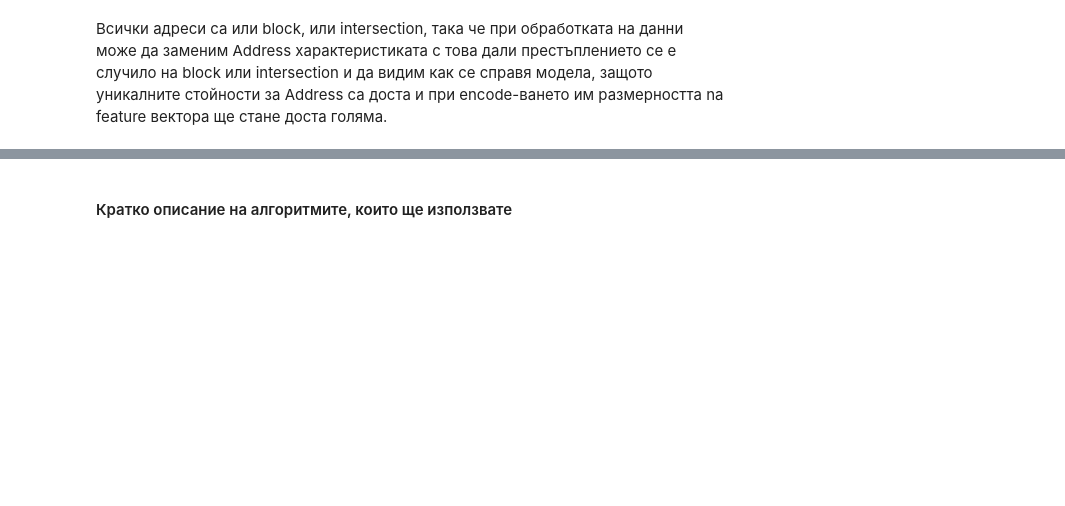
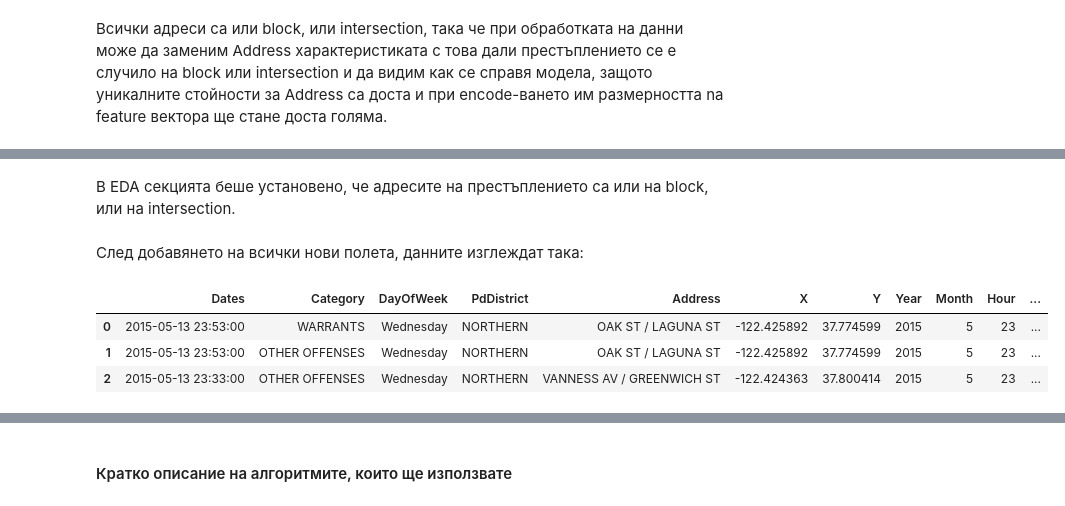
Before and after one commit to RayaSimeonova/crime-classification, a Jupyter notebook: project_description.ipynb, the cells around one changed output, grey strips where cells are left out. Saved outputs shown, nothing was run; the diff lists cells and outputs as text; code cells hidden in the pictures; blank space fills up the shorter version.

```diff
--- a/project_description.ipynb
+++ b/project_description.ipynb
@@ -306,0 +365,6 @@ True
+# %%
+# Add a field season (winter, spring, summer, autumn) based on the month of the crime
+data['Season'] = data['Month'].apply(func=extract_season)
+
+# Add a field HourRange (early-morning, late-morning, early-afternoon, late-afternoon, evening, night) based on the hour of the crime
+data['HourRange'] = data['Hour'].apply(func=extract_hour_range)
@@ -306,0 +373,20 @@ True
+# %%
+# Add a field IsWeekend (0=False, 1=True) based on the day of the week the crime happened
+data['IsWeekend'] = data['DayOfWeek'].isin(['Saturday', 'Sunday']).astype(int)
+# %% [markdown]
+В EDA секцията беше установено, че адресите на престъплението са или на block, или на intersection.
+# %%
+def extract_address_type(address):
+    return 'Block' if 'block' in address.lower() else 'Intersection'
+# %%
+# Add a field AddressType based on the Address (wether the crime happened on a block or intersection)
+data['AddressType'] = data['Address'].apply(func=extract_address_type)
+# %% [markdown]
+След добавянето на всички нови полета, данните изглеждат така:
+# %%
+data.head(3)
+# %% [output]
+|  | Dates | Category | DayOfWeek | PdDistrict | Address | X | Y | Year | Month | Hour | ... |
+| 0 | 2015-05-13 23:53:00 | WARRANTS | Wednesday | NORTHERN | OAK ST / LAGUNA ST | -122.425892 | 37.774599 | 2015 | 5 | 23 | ... |
+| 1 | 2015-05-13 23:53:00 | OTHER OFFENSES | Wednesday | NORTHERN | OAK ST / LAGUNA ST | -122.425892 | 37.774599 | 2015 | 5 | 23 | ... |
+| 2 | 2015-05-13 23:33:00 | OTHER OFFENSES | Wednesday | NORTHERN | VANNESS AV / GREENWICH ST | -122.424363 | 37.800414 | 2015 | 5 | 23 | ... |
```
Also changed, not shown: parts of 16 cells of this notebook.
